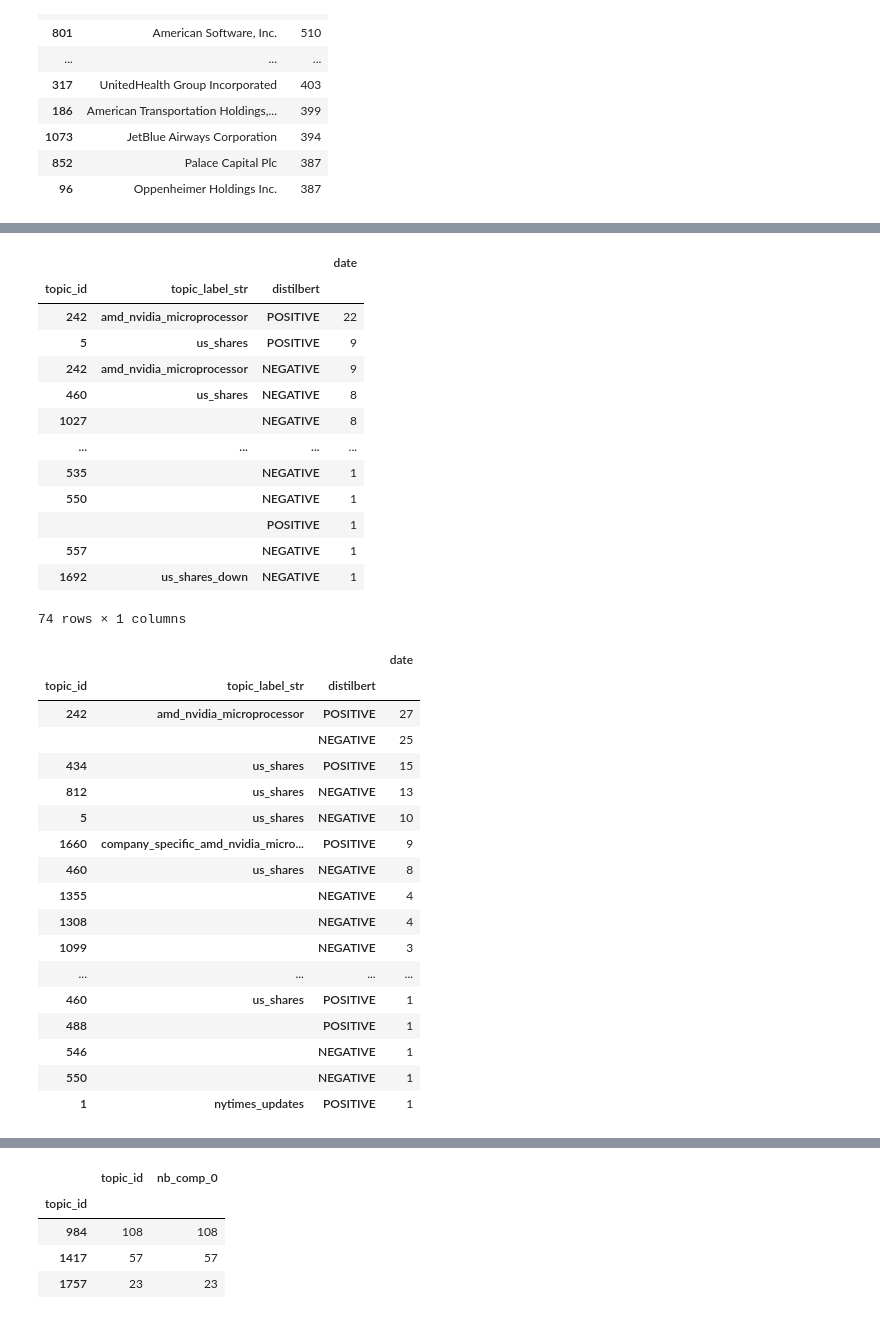
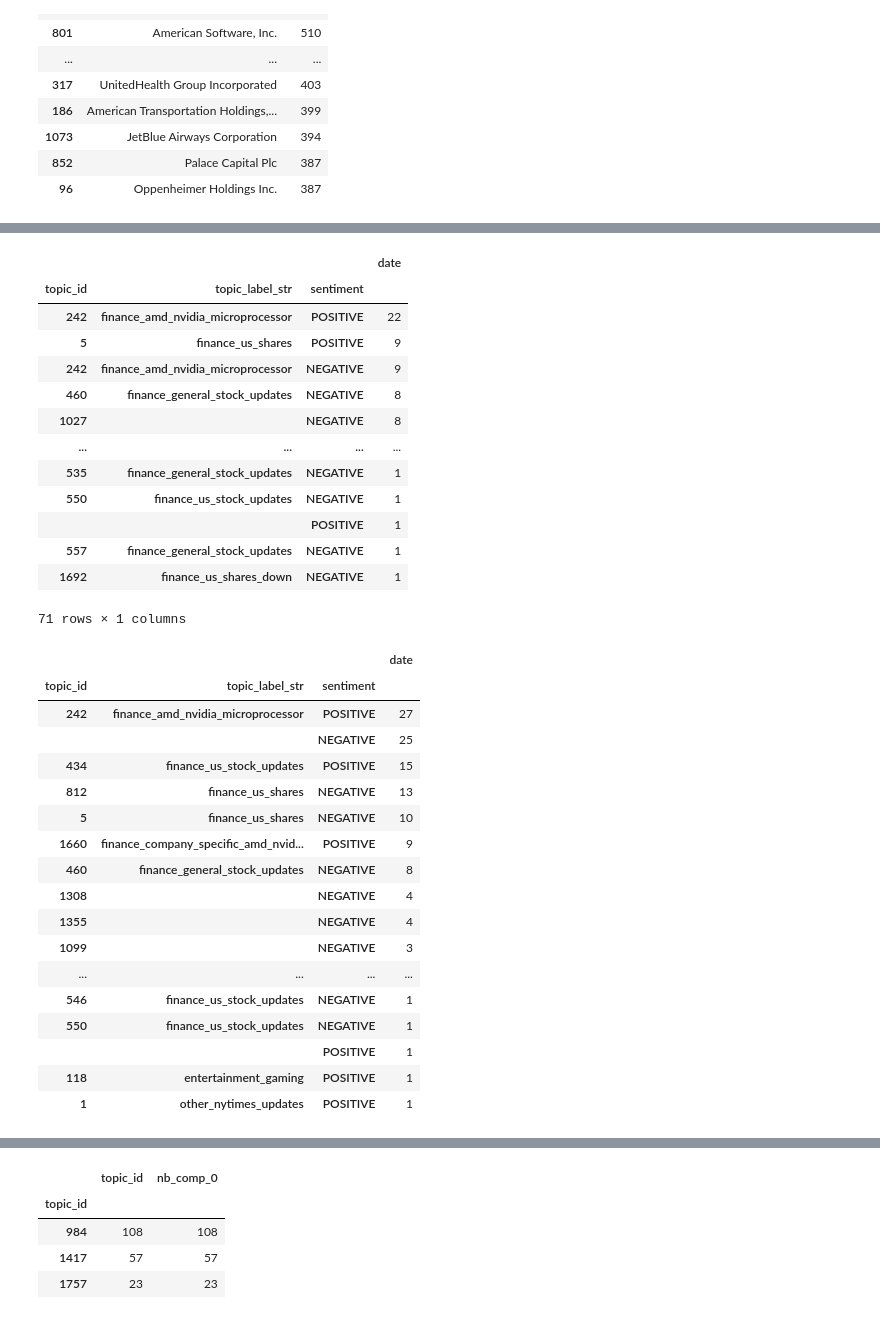
Before and after one commit to TraceyEtheridge/Thesis, a Jupyter notebook: Analysis.ipynb, the cells around one changed output, grey strips where cells are left out. Saved outputs shown, nothing was run; the diff lists cells and outputs as text; code cells hidden in the pictures.

```diff
--- a/Analysis.ipynb
+++ b/Analysis.ipynb
@@ -5,5 +7,9 @@ import pandas as pd
 from pprint import pprint
 from tqdm import tqdm
 import re
+from scipy.stats import mode as mode
+import matplotlib.pyplot as plt
+import pickle
+pd.set_option('display.max_columns', 100)
 # %% [output]
 /home/ubuntu/thesis_env2/bin/jupyter
@@ -21,15 +16,27 @@ df_ner.head(1)
 # %%
+# NER File
+df_ner = pd.read_pickle('./data/df_ner_matched_210913.pickle')
+print(len(df_ner))
+
 # Sentiment Analysis
 df_sent = pd.read_pickle('./data/df_sentiment.pickle')
 df_sent['finbert'] = df_sent['finbert'].str.upper()
 
+# measure of if all sentiment agree
 sentiment_match = np.array(df_sent[['finbert', 'distilbert', 'roberta']])
 sentiment_match = np.all(np.equal(sentiment_match, sentiment_match[:,:1]), axis=1)
 df_sent['sentiment_match'] = sentiment_match
+
+# most common sentiment
+df_sent['sentiment'] = df_sent.apply(lambda x: mode([x['distilbert'], x['finbert'], x['roberta']])[0][0], axis=1)
 print(len(df_sent))
 
 # Topics
 df_topics = pd.read_pickle("./data/df_with_topics")
 df_topics['topic_label_str'] = ['_'.join(map(str, l)) for l in df_topics['topic_label']]
 print(len(df_topics))
+
+# Topics - manual defined topics
+df_topics_manual = pd.read_pickle('df_doc_embeddings.pickle')
+print(len(df_topics_manual))
 # %% [output]
@@ -37,0 +75,10 @@ print(len(df_topics))
+# %%
+df_combined = pd.merge(df_sent, df_topics[['topic_id', 'topic_label', 'topic_label_str', 'topic_score', 'topic_words', 'primary_topic']], how='left', left_index=True, right_index=True)
+df_combined = pd.merge(df_combined, df_ner[['filtered_names_match', 'filtered_names_titles_match']], how='left', left_index=True, right_index=True)
+df_combined['nb_companies'] = df_combined['filtered_names_match'].apply(lambda x: len(x))
+df_combined['nb_companies_title'] = df_combined['filtered_names_titles_match'].apply(lambda x: len(x))
+df_combined = pd.merge(df_combined, df_topics_manual[['blockchain', 'digitization', 'machine_learne', 'cloud', 'iot', 'store_closure', 'delivery', 'redundancy', 'costcutte', 'flight', 'supply_chain', 'shutdown', 'outsourcing', 'workfromhome', 'diversification']],
+                       how='left', left_index=True, right_index=True)
+df_combined = df_combined[df_combined['sentiment'] != ""]
+df_combined = df_combined[df_combined['sentiment'] != 'too_long']
+print(len(df_combined[df_combined['topic_label_str'] != ""]))
@@ -83,7 +141,3 @@ companies_count.sort_values(by='count', ascending=False)[100:150]
 | 1073 | JetBlue Airways Corporation | 394 |
 | 852 | Palace Capital Plc | 387 |
 | 96 | Oppenheimer Holdings Inc. | 387 |
-# %%
-df_combined = pd.merge(df_sent, df_topics[['topic_id', 'topic_label_str', 'topic_score']], how='left', left_index=True, right_index=True)
-df_combined = pd.merge(df_combined, df_ner[['filtered_names_match']], how='left', left_index=True, right_index=True)
-df_combined['nb_companies'] = df_combined['filtered_names_match'].apply(lambda x: len(x))
@@ -171,46 +185,46 @@ df_selection[df_selection['sentiment_match'] == True].groupby(['topic_id', 'topi
 selection = ['NVIDIA Corporation']
 df_selection = df_combined.iloc[pd.DataFrame(df_combined['filtered_names_match'].tolist()).isin(selection).any(1).values]
 len(df_selection)
-df_selection[df_selection['sentiment_match'] == True].groupby(['topic_id', 'topic_label_str', 'distilbert']).count()[['date']].sort_values(by='date', ascending=False)
+df_selection[df_selection['sentiment_match'] == True].groupby(['topic_id', 'topic_label_str', 'sentiment']).count()[['date']].sort_values(by='date', ascending=False)
 # %% [output]
 |  |  |  | date |
-| topic_id | topic_label_str | distilbert |  |
-| 242 | amd_nvidia_microprocessor | POSITIVE | 22 |
-| 5 | us_shares | POSITIVE | 9 |
-| 242 | amd_nvidia_microprocessor | NEGATIVE | 9 |
-| 460 | us_shares | NEGATIVE | 8 |
+| topic_id | topic_label_str | sentiment |  |
+| 242 | finance_amd_nvidia_microprocessor | POSITIVE | 22 |
+| 5 | finance_us_shares | POSITIVE | 9 |
+| 242 | finance_amd_nvidia_microprocessor | NEGATIVE | 9 |
+| 460 | finance_general_stock_updates | NEGATIVE | 8 |
 | 1027 |  | NEGATIVE | 8 |
 | ... | ... | ... | ... |
-| 535 |  | NEGATIVE | 1 |
-| 550 |  | NEGATIVE | 1 |
+| 535 | finance_general_stock_updates | NEGATIVE | 1 |
+| 550 | finance_us_stock_updates | NEGATIVE | 1 |
 |  |  | POSITIVE | 1 |
-| 557 |  | NEGATIVE | 1 |
-| 1692 | us_shares_down | NEGATIVE | 1 |
+| 557 | finance_general_stock_updates | NEGATIVE | 1 |
+| 1692 | finance_us_shares_down | NEGATIVE | 1 |
-74 rows × 1 columns
+71 rows × 1 columns
 # %%
 selection = ['Advanced Micro Devices, Inc.']
 df_selection = df_combined.iloc[pd.DataFrame(df_combined['filtered_names_match'].tolist()).isin(selection).any(1).values]
 len(df_selection)
-df_selection[df_selection['sentiment_match'] == True].groupby(['topic_id', 'topic_label_str', 'distilbert']).count()[['date']].sort_values(by='date', ascending=False)
+df_selection[df_selection['sentiment_match'] == True].groupby(['topic_id', 'topic_label_str', 'sentiment']).count()[['date']].sort_values(by='date', ascending=False)
 # %% [output]
 |  |  |  | date |
-| topic_id | topic_label_str | distilbert |  |
-| 242 | amd_nvidia_microprocessor | POSITIVE | 27 |
+| topic_id | topic_label_str | sentiment |  |
+| 242 | finance_amd_nvidia_microprocessor | POSITIVE | 27 |
 |  |  | NEGATIVE | 25 |
-| 434 | us_shares | POSITIVE | 15 |
-| 812 | us_shares | NEGATIVE | 13 |
-| 5 | us_shares | NEGATIVE | 10 |
-| 1660 | company_specific_amd_nvidia_micro... | POSITIVE | 9 |
-| 460 | us_shares | NEGATIVE | 8 |
+| 434 | finance_us_stock_updates | POSITIVE | 15 |
+| 812 | finance_us_shares | NEGATIVE | 13 |
+| 5 | finance_us_shares | NEGATIVE | 10 |
+| 1660 | finance_company_specific_amd_nvid... | POSITIVE | 9 |
+| 460 | finance_general_stock_updates | NEGATIVE | 8 |
+| 1308 |  | NEGATIVE | 4 |
 | 1355 |  | NEGATIVE | 4 |
-| 1308 |  | NEGATIVE | 4 |
 | 1099 |  | NEGATIVE | 3 |
 | ... | ... | ... | ... |
-| 460 | us_shares | POSITIVE | 1 |
-| 488 |  | POSITIVE | 1 |
-| 546 |  | NEGATIVE | 1 |
-| 550 |  | NEGATIVE | 1 |
-| 1 | nytimes_updates | POSITIVE | 1 |
+| 546 | finance_us_stock_updates | NEGATIVE | 1 |
+| 550 | finance_us_stock_updates | NEGATIVE | 1 |
+|  |  | POSITIVE | 1 |
+| 118 | entertainment_gaming | POSITIVE | 1 |
+| 1 | other_nytimes_updates | POSITIVE | 1 |
 # %%
 selection = ["Macy's, Inc."]
 df_selection = df_combined.iloc[pd.DataFrame(df_combined['filtered_names_match'].tolist()).isin(selection).any(1).values]
```
Also changed, not shown: parts of 114 cells of this notebook, 5 other files.
